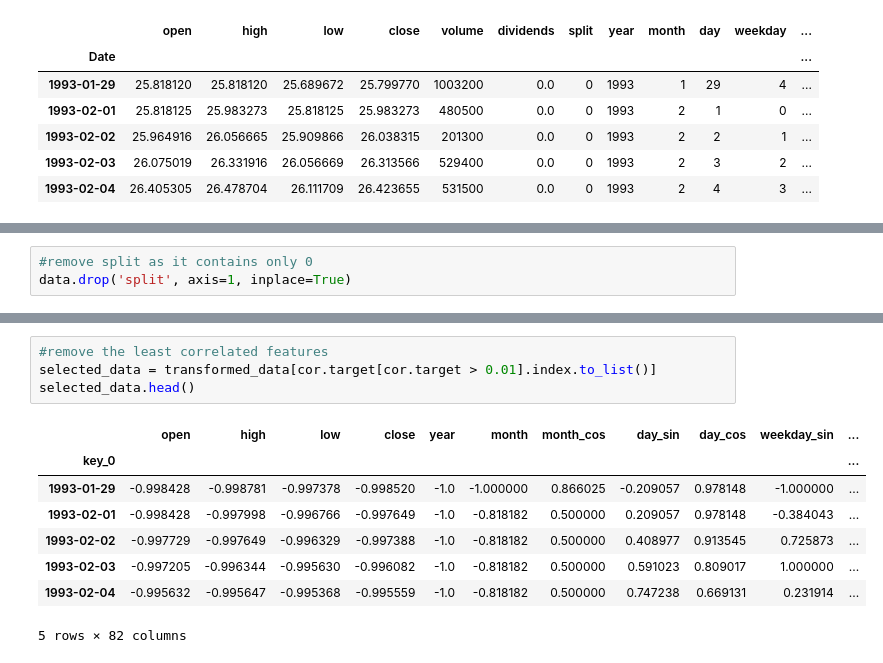
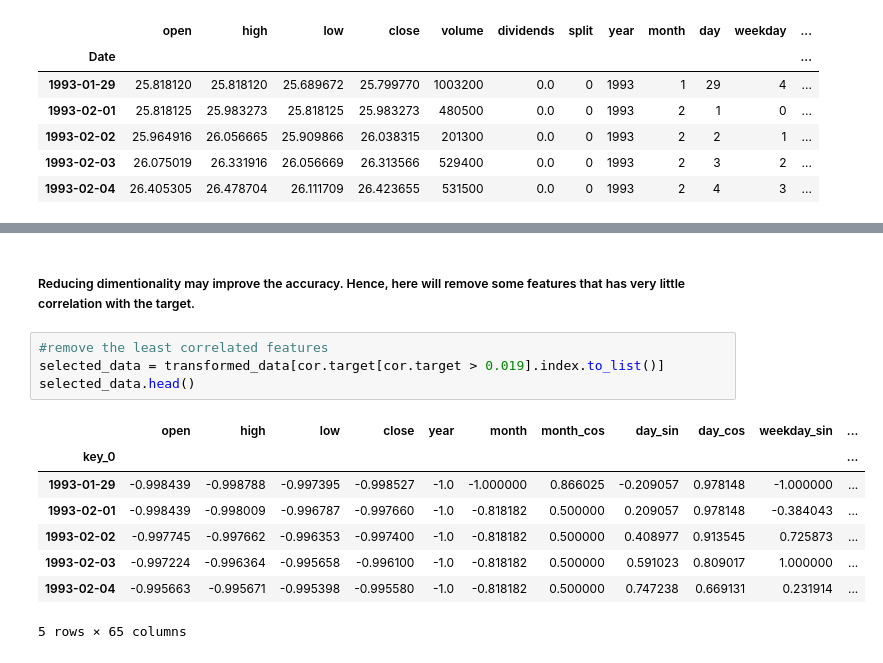
Before and after one commit to chocoMeow/Binary-Classification-Stock-Movement-Prediction, a Jupyter notebook: stock_movement_classification.ipynb, the cells around one changed output, grey strips where cells are left out. Drawn from its saved outputs; the diff is of its cells as text.

```diff
--- a/stock_movement_classification.ipynb
+++ b/stock_movement_classification.ipynb
@@ -80,3 +60,0 @@ dtype: float64
-# %%
-#remove split as it contains only 0
-data.drop('split', axis=1, inplace=True)
@@ -204,16 +212,18 @@ Name: target, dtype: float64
+# %% [markdown]
+##### Reducing dimentionality may improve the accuracy. Hence, here will remove some features that has very little correlation with the target.
 # %%
 #remove the least correlated features
-selected_data = transformed_data[cor.target[cor.target > 0.01].index.to_list()]
+selected_data = transformed_data[cor.target[cor.target > 0.019].index.to_list()]
 selected_data.head()
 # %% [output]
 |  | open | high | low | close | year | month | month_cos | day_sin | day_cos | weekday_sin | ... |
 | key_0 |  |  |  |  |  |  |  |  |  |  | ... |
-| 1993-01-29 | -0.998428 | -0.998781 | -0.997378 | -0.998520 | -1.0 | -1.000000 | 0.866025 | -0.209057 | 0.978148 | -1.000000 | ... |
-| 1993-02-01 | -0.998428 | -0.997998 | -0.996766 | -0.997649 | -1.0 | -0.818182 | 0.500000 | 0.209057 | 0.978148 | -0.384043 | ... |
-| 1993-02-02 | -0.997729 | -0.997649 | -0.996329 | -0.997388 | -1.0 | -0.818182 | 0.500000 | 0.408977 | 0.913545 | 0.725873 | ... |
-| 1993-02-03 | -0.997205 | -0.996344 | -0.995630 | -0.996082 | -1.0 | -0.818182 | 0.500000 | 0.591023 | 0.809017 | 1.000000 | ... |
-| 1993-02-04 | -0.995632 | -0.995647 | -0.995368 | -0.995559 | -1.0 | -0.818182 | 0.500000 | 0.747238 | 0.669131 | 0.231914 | ... |
+| 1993-01-29 | -0.998439 | -0.998788 | -0.997395 | -0.998527 | -1.0 | -1.000000 | 0.866025 | -0.209057 | 0.978148 | -1.000000 | ... |
+| 1993-02-01 | -0.998439 | -0.998009 | -0.996787 | -0.997660 | -1.0 | -0.818182 | 0.500000 | 0.209057 | 0.978148 | -0.384043 | ... |
+| 1993-02-02 | -0.997745 | -0.997662 | -0.996353 | -0.997400 | -1.0 | -0.818182 | 0.500000 | 0.408977 | 0.913545 | 0.725873 | ... |
+| 1993-02-03 | -0.997224 | -0.996364 | -0.995658 | -0.996100 | -1.0 | -0.818182 | 0.500000 | 0.591023 | 0.809017 | 1.000000 | ... |
+| 1993-02-04 | -0.995663 | -0.995671 | -0.995398 | -0.995580 | -1.0 | -0.818182 | 0.500000 | 0.747238 | 0.669131 | 0.231914 | ... |
-5 rows × 82 columns
+5 rows × 65 columns
 # %%
 #feature importance using randomforest
 x = selected_data.drop('target', axis=1)
```
Also changed, not shown: parts of 35 cells of this notebook.
